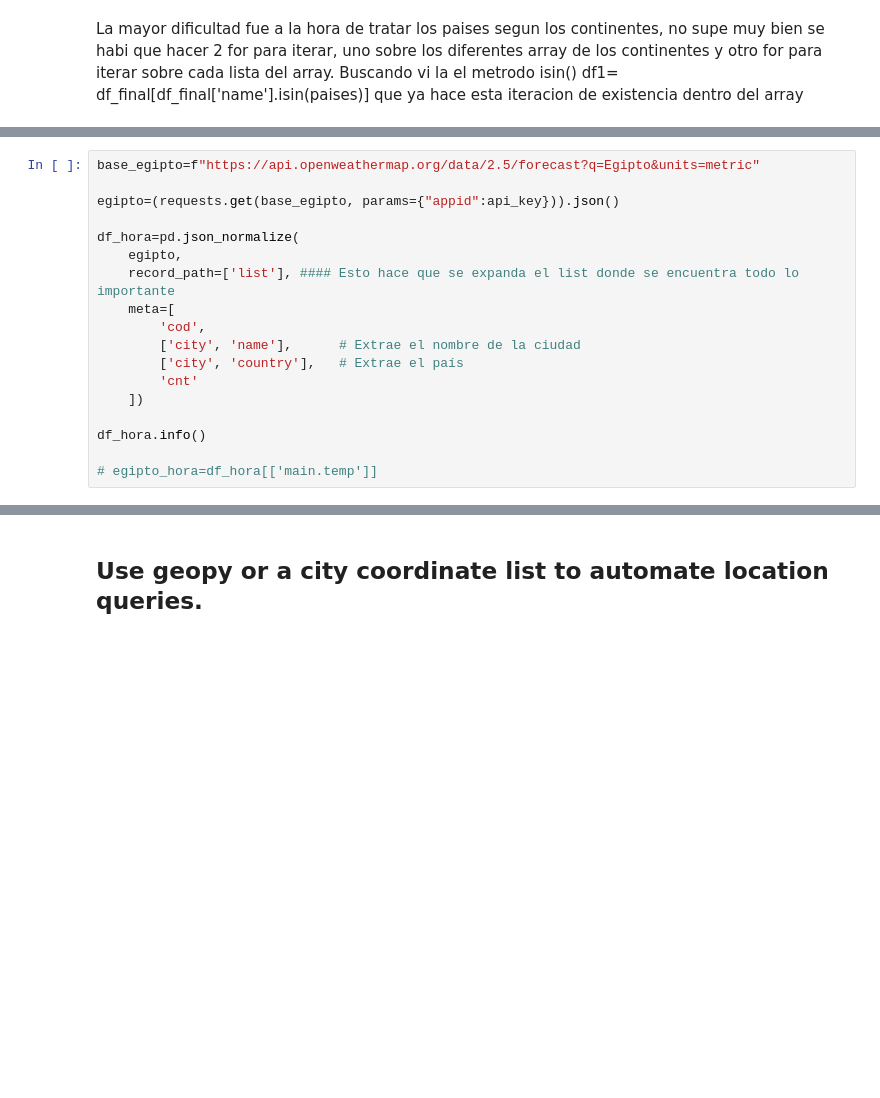
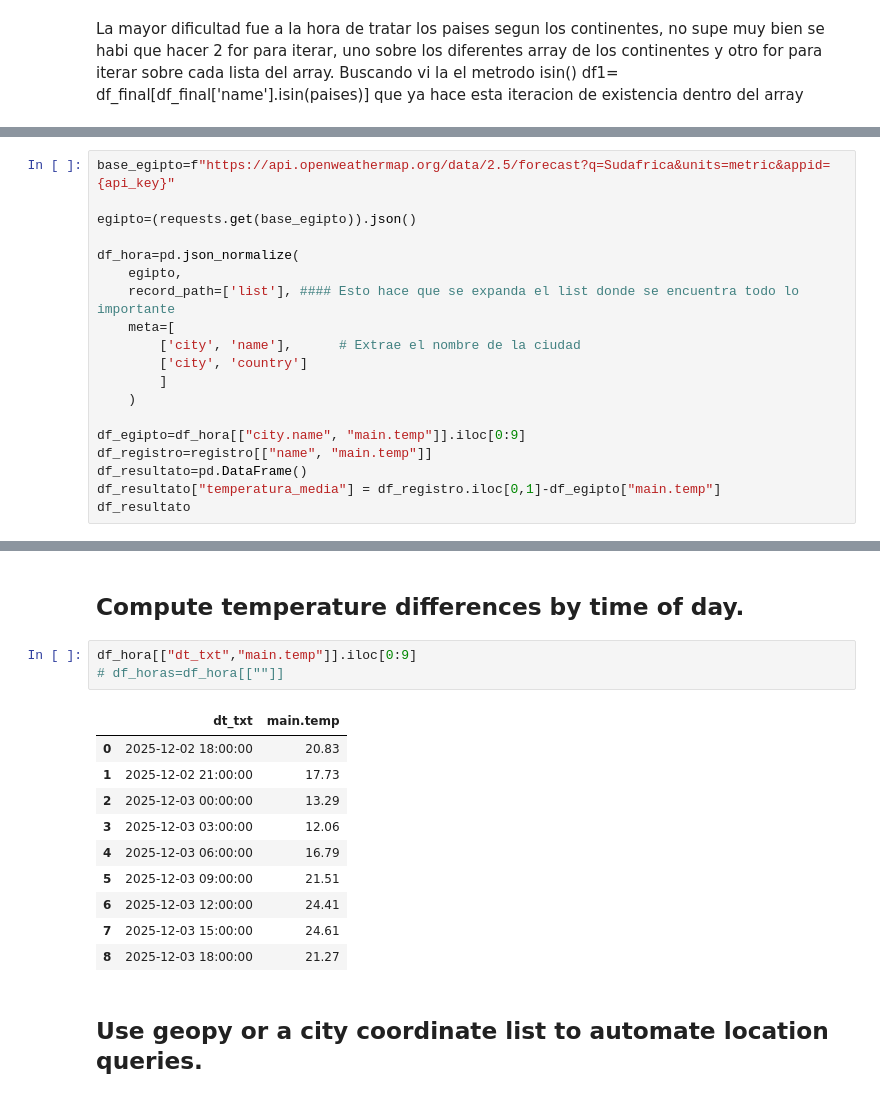
Before and after one commit to sebasrt97/Weather-Data-Analysis-with-a-public-API, a Jupyter notebook: Api/apy.ipynb, the cells around one changed output, grey strips where cells are left out. Saved outputs shown, nothing was run; the diff lists cells and outputs as text; blank space fills up the shorter version.

```diff
--- a/Api/apy.ipynb
+++ b/Api/apy.ipynb
@@ -248,19 +308,20 @@ Compare los datos actuales con los pronosticados .
 # %%
-base_egipto=f"https://api.openweathermap.org/data/2.5/forecast?q=Egipto&units=metric"
+base_egipto=f"https://api.openweathermap.org/data/2.5/forecast?q=Sudafrica&units=metric&appid={api_key}"
 
-egipto=(requests.get(base_egipto, params={"appid":api_key})).json()
+egipto=(requests.get(base_egipto)).json()
 
 df_hora=pd.json_normalize(
     egipto,
     record_path=['list'], #### Esto hace que se expanda el list donde se encuentra todo lo importante
     meta=[
-        'cod',
         ['city', 'name'],      # Extrae el nombre de la ciudad
-        ['city', 'country'],   # Extrae el país
-        'cnt'
-    ])
+        ['city', 'country']
+        ]
+    )
 
-df_hora.info()
-
-# egipto_hora=df_hora[['main.temp']]
+df_egipto=df_hora[["city.name", "main.temp"]].iloc[0:9]
+df_registro=registro[["name", "main.temp"]]
+df_resultato=pd.DataFrame()
+df_resultato["temperatura_media"] = df_registro.iloc[0,1]-df_egipto["main.temp"]
+df_resultato
 # %% [output]
@@ -268,3 +338,19 @@ TypeError: NDFrame.get() got an unexpected keyword argument 'params'
+# %% [markdown]
+## Compute temperature differences by time of day.
+# %%
+df_hora[["dt_txt","main.temp"]].iloc[0:9]
+# df_horas=df_hora[[""]]
+# %% [output]
+|  | dt_txt | main.temp |
+| 0 | 2025-12-02 18:00:00 | 20.83 |
+| 1 | 2025-12-02 21:00:00 | 17.73 |
+| 2 | 2025-12-03 00:00:00 | 13.29 |
+| 3 | 2025-12-03 03:00:00 | 12.06 |
+| 4 | 2025-12-03 06:00:00 | 16.79 |
+| 5 | 2025-12-03 09:00:00 | 21.51 |
+| 6 | 2025-12-03 12:00:00 | 24.41 |
+| 7 | 2025-12-03 15:00:00 | 24.61 |
+| 8 | 2025-12-03 18:00:00 | 21.27 |
 # %% [markdown]
 ## Use geopy or a city coordinate list to automate location queries.
 # %%
```
Also changed, not shown: parts of 17 cells of this notebook.
